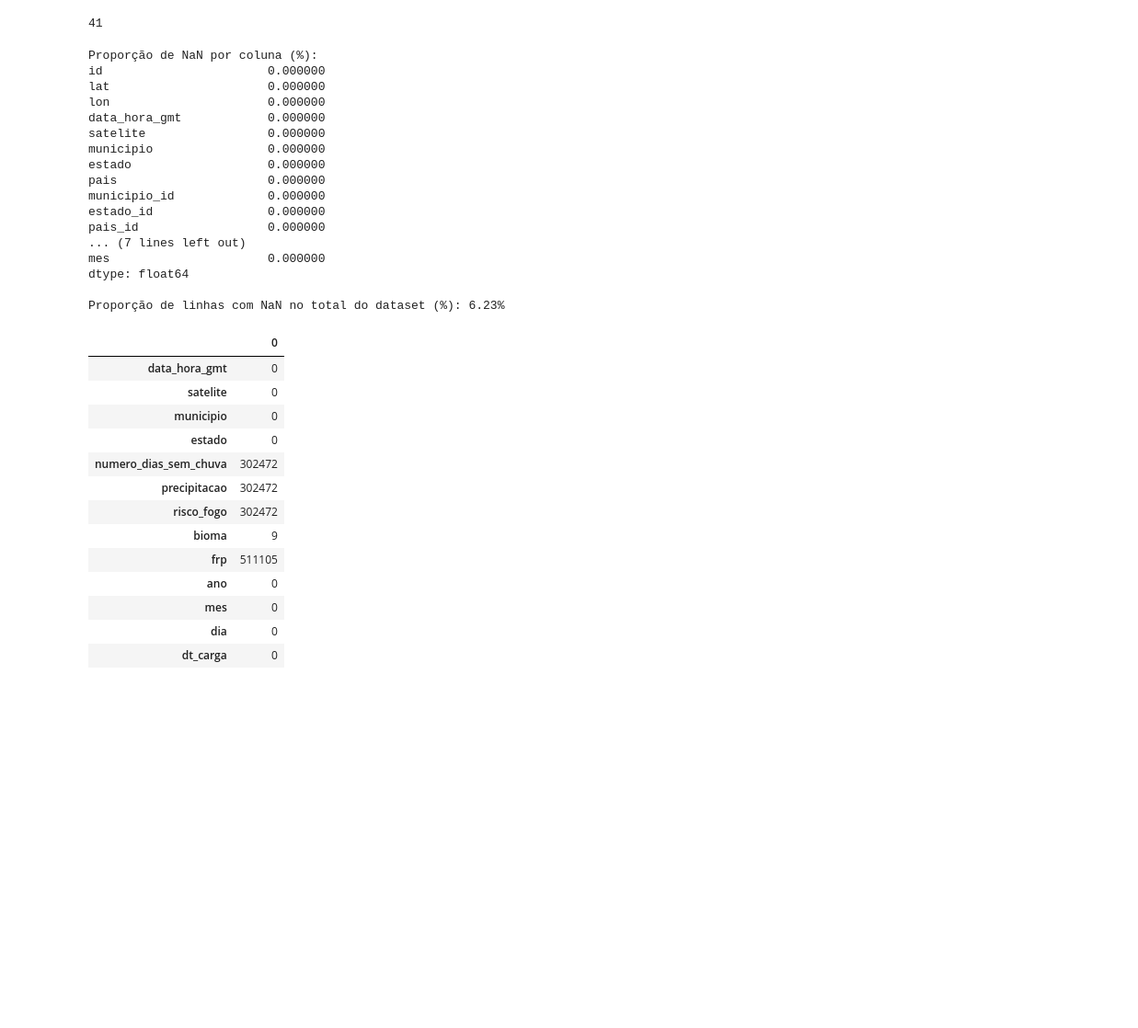
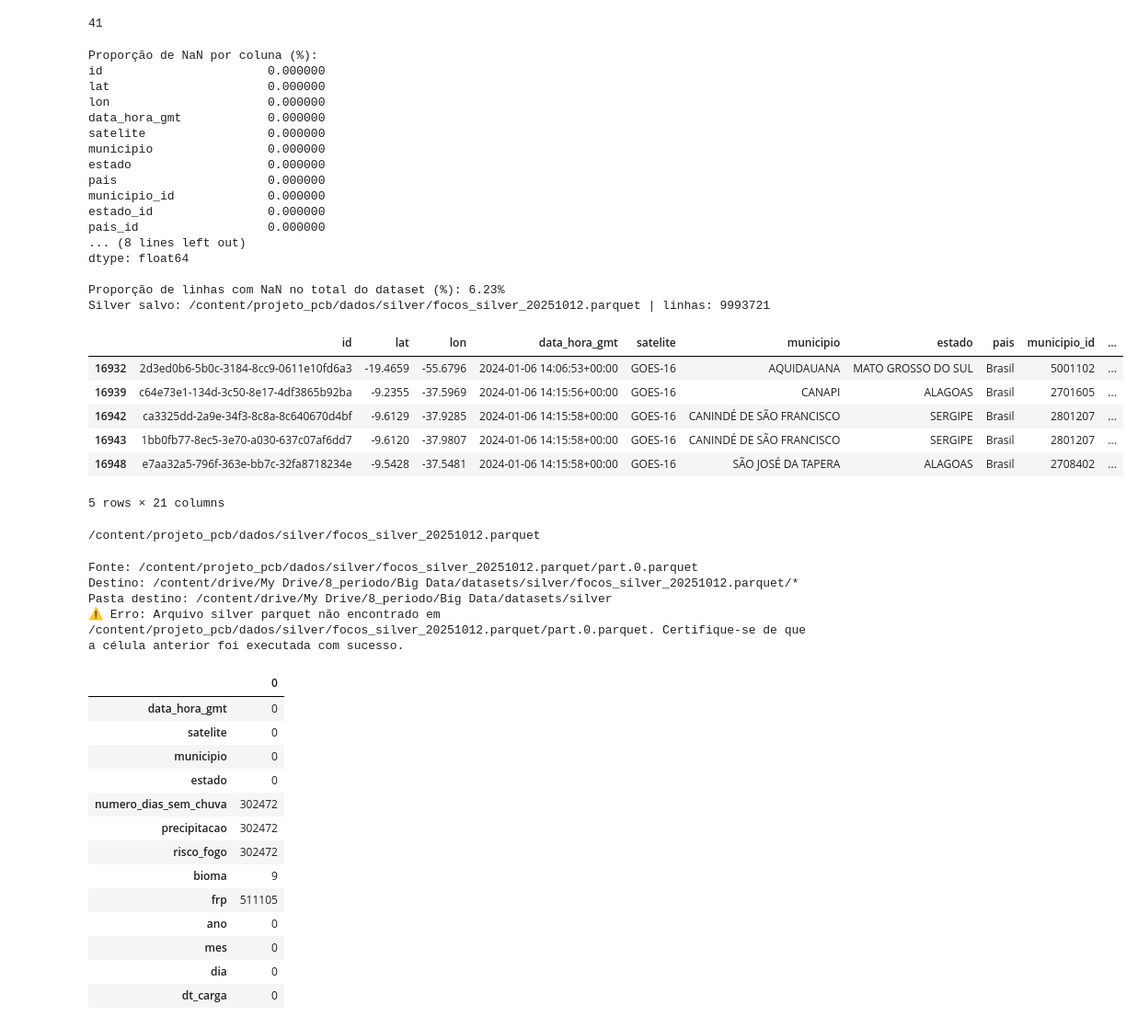
Before and after one commit to Rob-A-B/wildfire-hotspots, a Jupyter notebook: queimadas.ipynb, the cells around one changed output. Shown: that part at 92% size. Cells and saved outputs as stored; diff of their text form; code cells hidden in the pictures; blank space fills up the shorter version.

```diff
--- a/queimadas.ipynb
+++ b/queimadas.ipynb
@@ -284,36 +309,81 @@ bronze_ddf["dia"] = bronze_ddf["data_hora_gmt"].dt.day.astype("Int64")
 # carga que prof pediu
 bronze_ddf["dt_carga"] = datetime.date.today().isoformat()
 
 # Salva silver as Parquet
-silver_parquet = os.path.join(SILVER, f"focos_silver_{datetime.date.today():%Y%m%d}.parquet")
+SILVER_FILE =  f"focos_silver_{datetime.date.today():%Y%m%d}.parquet"
+silver_parquet = os.path.join(SILVER,SILVER_FILE)
 os.makedirs(SILVER, exist_ok=True)
 # Save as a single parquet file
 bronze_ddf.repartition(npartitions=1).to_parquet(silver_parquet)
 
 
 
 
 print("Silver salvo:", silver_parquet, "| linhas:", len(bronze_ddf))
 # Use head() for Dask DataFrames to display the first few rows
 display(bronze_ddf.head())
 # %% [output]
 Proporção de NaN por coluna (%):
 id                       0.000000
 lat                      0.000000
 lon                      0.000000
 data_hora_gmt            0.000000
 satelite                 0.000000
 municipio                0.000000
 estado                   0.000000
 pais                     0.000000
 municipio_id             0.000000
 estado_id                0.000000
 pais_id                  0.000000
-... (7 lines left out)
-mes                      0.000000
+... (8 lines left out)
 dtype: float64
 
 Proporção de linhas com NaN no total do dataset (%): 6.23%
+Silver salvo: /content/projeto_pcb/dados/silver/focos_silver_20251012.parquet | linhas: 9993721
+|  | id | lat | lon | data_hora_gmt | satelite | municipio | estado | pais | municipio_id | ... |
+| 16932 | 2d3ed0b6-5b0c-3184-8cc9-0611e10fd6a3 | -19.4659 | -55.6796 | 2024-01-06 14:06:53+00:00 | GOES-16 | AQUIDAUANA | MATO GROSSO DO SUL | Brasil | 5001102 | ... |
+| 16939 | c64e73e1-134d-3c50-8e17-4df3865b92ba | -9.2355 | -37.5969 | 2024-01-06 14:15:56+00:00 | GOES-16 | CANAPI | ALAGOAS | Brasil | 2701605 | ... |
+| 16942 | ca3325dd-2a9e-34f3-8c8a-8c640670d4bf | -9.6129 | -37.9285 | 2024-01-06 14:15:58+00:00 | GOES-16 | CANINDÉ DE SÃO FRANCISCO | SERGIPE | Brasil | 2801207 | ... |
+| 16943 | 1bb0fb77-8ec5-3e70-a030-637c07af6dd7 | -9.6120 | -37.9807 | 2024-01-06 14:15:58+00:00 | GOES-16 | CANINDÉ DE SÃO FRANCISCO | SERGIPE | Brasil | 2801207 | ... |
+| 16948 | e7aa32a5-796f-363e-bb7c-32fa8718234e | -9.5428 | -37.5481 | 2024-01-06 14:15:58+00:00 | GOES-16 | SÃO JOSÉ DA TAPERA | ALAGOAS | Brasil | 2708402 | ... |
+5 rows × 21 columns
+# %%
+print(silver_parquet_source)
+# %% [output]
+/content/projeto_pcb/dados/silver/focos_silver_20251012.parquet
+# %%
+import shutil
+
+SILVER_FILE =  f"focos_silver_{datetime.date.today():%Y%m%d}.parquet/*"
+# Define the source path (the silver parquet file)
+# Make sure the silver_parquet variable from the previous cell is accessible
+silver_parquet_source = '/content/projeto_pcb/dados/silver/focos_silver_20251012.parquet/part.0.parquet'
+
+# Define the destination path in your Google Drive
+# **IMPORTANT:** Replace 'My Drive/Your_Destination_Folder' with the actual path in your Drive
+drive_destination_folder = "/content/drive/My Drive/8_periodo/Big Data/datasets/silver"
+os.makedirs(drive_destination_folder, exist_ok=True) # Create the destination folder if it doesn't exist
+
+# Define the full destination path including the filename
+silver_parquet_destination = os.path.join(drive_destination_folder, SILVER_FILE)
+
+print("Fonte:", silver_parquet_source)
+print("Destino:", silver_parquet_destination)
+print("Pasta destino:", drive_destination_folder)
+
+# Copy the file
+try:
+    shutil.copy(silver_parquet_source, silver_parquet_destination)
+    print(f"✅ Arquivo salvo no Google Drive: {silver_parquet_destination}")
+except FileNotFoundError:
+    print(f"⚠️ Erro: Arquivo silver parquet não encontrado em {silver_parquet_source}. Certifique-se de que a célula anterior foi executada com sucesso.")
+except Exception as e:
+    print(f"⚠️ Erro ao salvar arquivo no Google Drive: {e}")
+# %% [output]
+Fonte: /content/projeto_pcb/dados/silver/focos_silver_20251012.parquet/part.0.parquet
+Destino: /content/drive/My Drive/8_periodo/Big Data/datasets/silver/focos_silver_20251012.parquet/*
+Pasta destino: /content/drive/My Drive/8_periodo/Big Data/datasets/silver
+⚠️ Erro: Arquivo silver parquet não encontrado em /content/projeto_pcb/dados/silver/focos_silver_20251012.parquet/part.0.parquet. Certifique-se de que a célula anterior foi executada com sucesso.
 # %%
 bronze_df.isna().sum()
 # %% [output]
```
Also changed, not shown: parts of 26 cells of this notebook.
